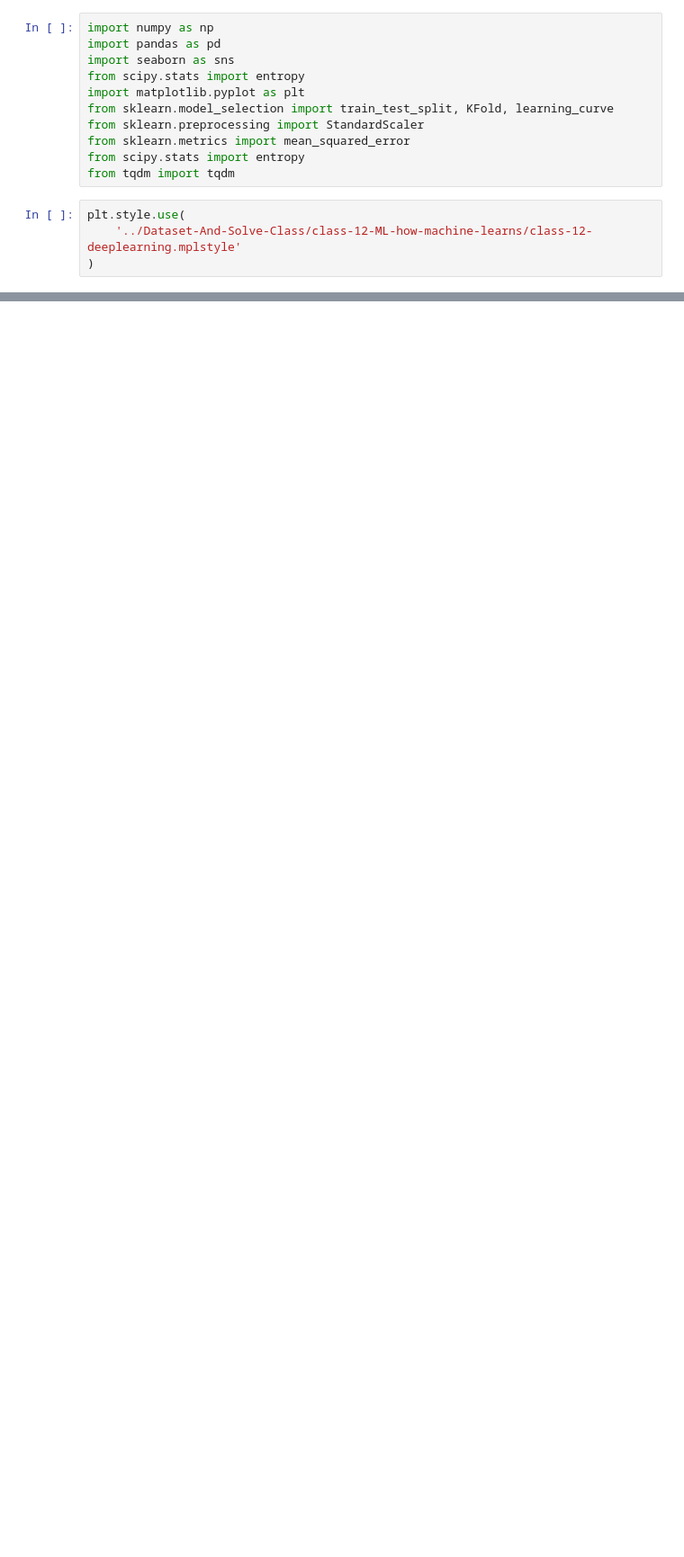
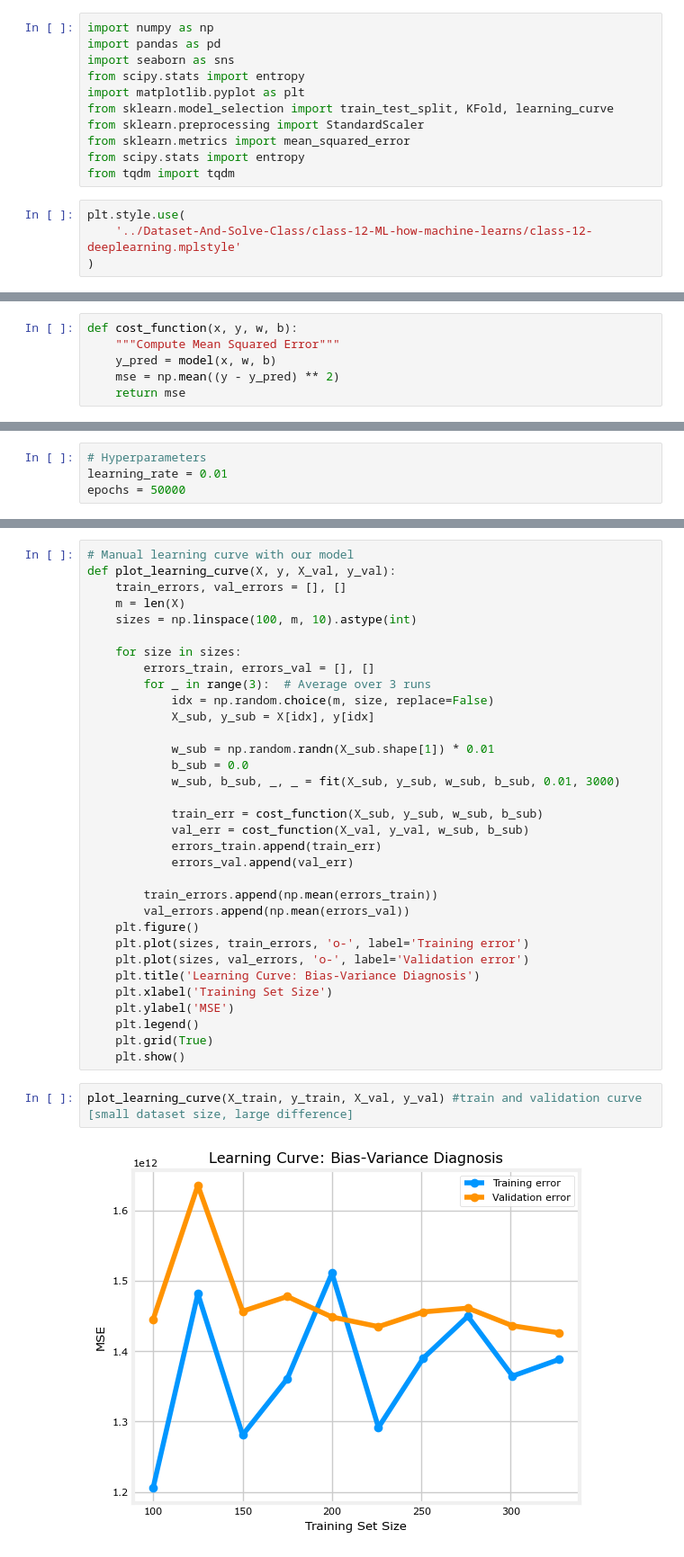
Before and after one commit to ShajibEwuCse19/Bongo-Dev-DS-AI-ML-Course-Practice-Repo, a Jupyter notebook: my-practice/regression-analysis-and-bias-varience-practice.ipynb, the cells around one changed output, grey strips where cells are left out. Shown at 90% size. Drawn from its saved outputs; the diff is of its cells as text; blank space fills up the shorter version.

```diff
--- a/my-practice/regression-analysis-and-bias-varience-practice.ipynb
+++ b/my-practice/regression-analysis-and-bias-varience-practice.ipynb
@@ -28,0 +242,6 @@ housing_dataset.head()
+# %%
+def cost_function(x, y, w, b):
+    """Compute Mean Squared Error"""
+    y_pred = model(x, w, b)
+    mse = np.mean((y - y_pred) ** 2)
+    return mse
@@ -28,0 +275,4 @@ housing_dataset.head()
+# %%
+# Hyperparameters
+learning_rate = 0.01
+epochs = 50000
@@ -28,0 +379,37 @@ housing_dataset.head()
+# %%
+# Manual learning curve with our model
+def plot_learning_curve(X, y, X_val, y_val):
+    train_errors, val_errors = [], []
+    m = len(X)
+    sizes = np.linspace(100, m, 10).astype(int)
+
+    for size in sizes:
+        errors_train, errors_val = [], []
+        for _ in range(3):  # Average over 3 runs
+            idx = np.random.choice(m, size, replace=False)
+            X_sub, y_sub = X[idx], y[idx]
+
+            w_sub = np.random.randn(X_sub.shape[1]) * 0.01
+            b_sub = 0.0
+            w_sub, b_sub, _, _ = fit(X_sub, y_sub, w_sub, b_sub, 0.01, 3000)
+
+            train_err = cost_function(X_sub, y_sub, w_sub, b_sub)
+            val_err = cost_function(X_val, y_val, w_sub, b_sub)
+            errors_train.append(train_err)
+            errors_val.append(val_err)
+
+        train_errors.append(np.mean(errors_train))
+        val_errors.append(np.mean(errors_val))
+    plt.figure()
+    plt.plot(sizes, train_errors, 'o-', label='Training error')
+    plt.plot(sizes, val_errors, 'o-', label='Validation error')
+    plt.title('Learning Curve: Bias-Variance Diagnosis')
+    plt.xlabel('Training Set Size')
+    plt.ylabel('MSE')
+    plt.legend()
+    plt.grid(True)
+    plt.show()
+# %%
+plot_learning_curve(X_train, y_train, X_val, y_val) #train and validation curve [small dataset size, large difference]
+# %% [output]
+[figure, added]
```
Also changed, not shown: parts of 26 cells of this notebook.
